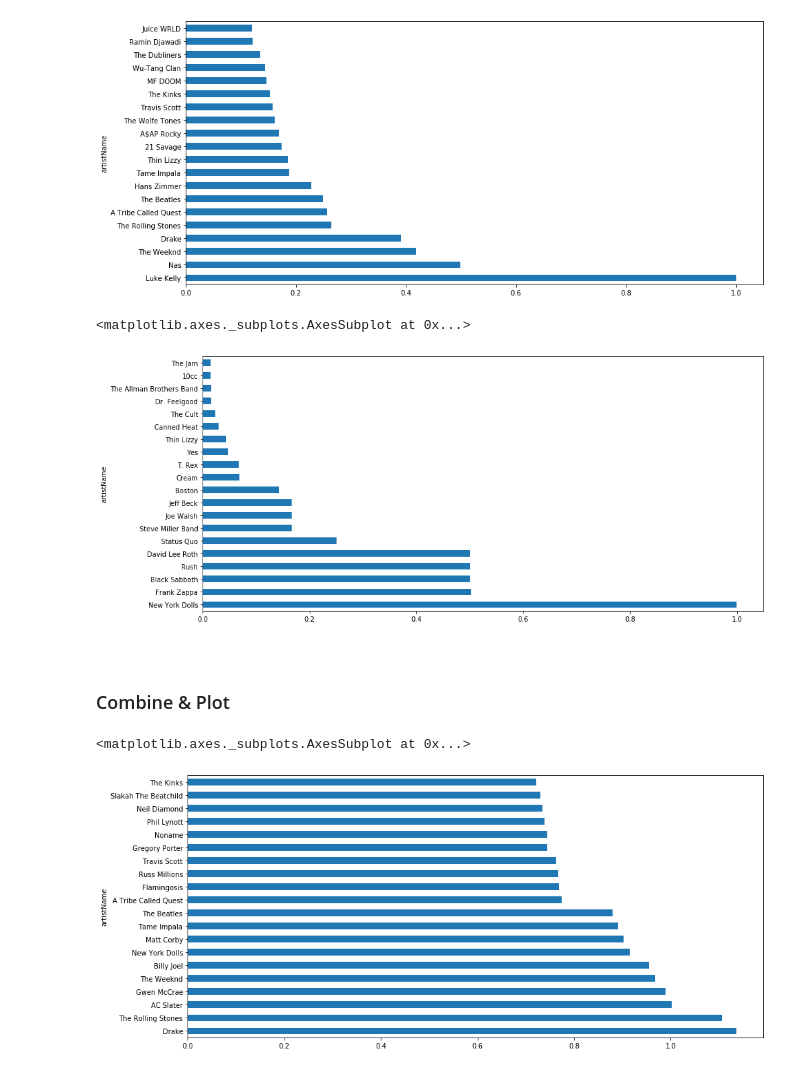
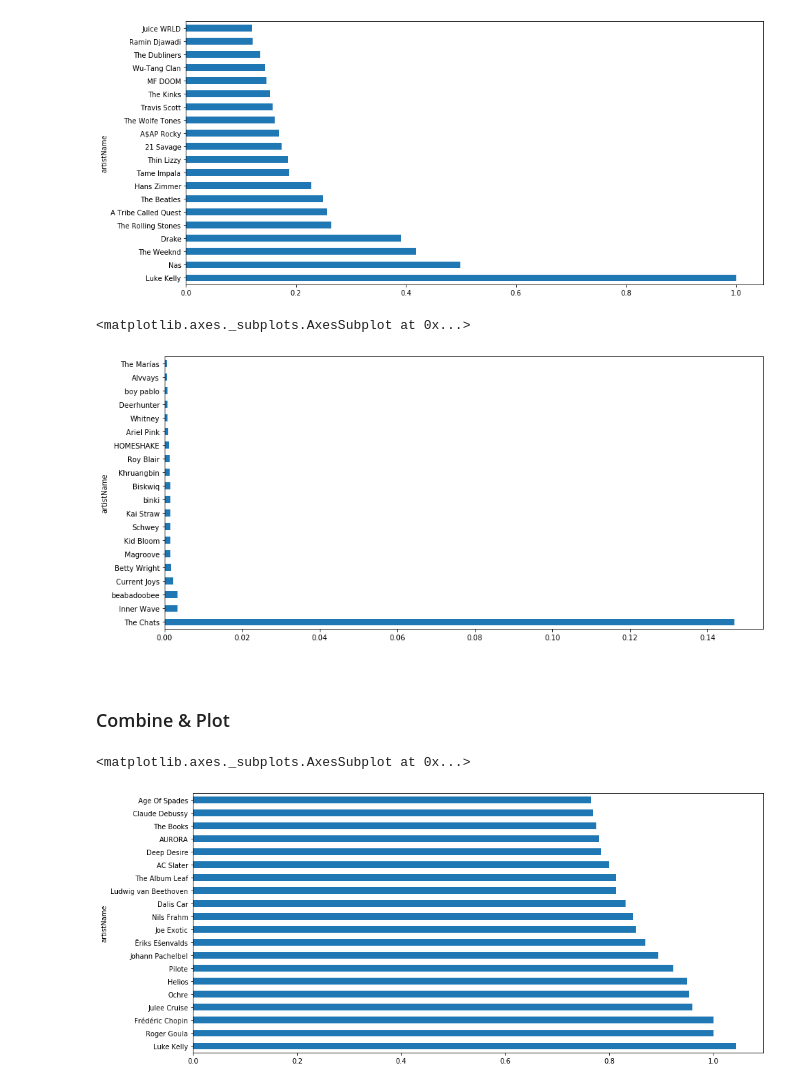
Before and after one commit to jacKlinc/spotify-usage-analysis, a Jupyter notebook: notebooks/Artist_Playtime.ipynb, the cells around one changed output. Cells and saved outputs as stored; diff of their text form; code cells hidden in the pictures.

Commit message:
Recency Weight Fixed
- Combined recency and avg_recency functions
- Total streams working

```diff
--- a/notebooks/Artist_Playtime.ipynb
+++ b/notebooks/Artist_Playtime.ipynb
@@ -207,8 +197,13 @@ def get_recency(data_f):
             # Divde 1 by time passed
             mins_since.append(1 / minute)
 
-    data_f['recencyScore'] = mins_since
-    return data_f.recencyScore
+    data_f.recencyScore = mins_since
+    # Get average
+    mean_recency = data_f.recencyScore.mean()
+    # Group and sort
+    artist_recency = data_f.groupby('artistName').recencyScore.agg('mean').sort_values(ascending=False)
+    # Subtract
+    return artist_recency.map(lambda x: x - mean_recency)
 
 recency = get_recency(stream_hist)
 recency
@@ -376,11 +361,10 @@ bar_plot20(total_songs)
 [figure]
 # %%
 recency = get_recency(combined_streams)
-avg_recency = get_avg_recency(recency)
-bar_plot20(avg_recency)
+bar_plot20(recency)
 # %% [output]
 <matplotlib.axes._subplots.AxesSubplot at 0x...>
-[figure, old version]
+[figure, new version]
 # %% [markdown]
 &nbsp;
 ### Combine & Plot
@@ -389,12 +373,12 @@ bar_plot20(avg_recency)
 artist_relevance = pd.DataFrame()
 artist_relevance['listenTime'] = listen_time
 artist_relevance['totalListens'] = total_songs
-artist_relevance['listenRecency'] = avg_recency
+artist_relevance['listenRecency'] = recency
 
-artist_relevance['combinedScore'] = listen_time_graded + songs_per_artist + artist_recency
+artist_relevance['combinedScore'] = listen_time + total_songs + recency
 artist_relevance = artist_relevance.sort_values(by='combinedScore', ascending=False)
-
+# artist_relevance.combinedScore.max()
 bar_plot20(artist_relevance.combinedScore)
 # %% [output]
 <matplotlib.axes._subplots.AxesSubplot at 0x...>
-[figure, old version]
+[figure, new version]
```
Also changed, not shown: parts of 12 cells of this notebook.
